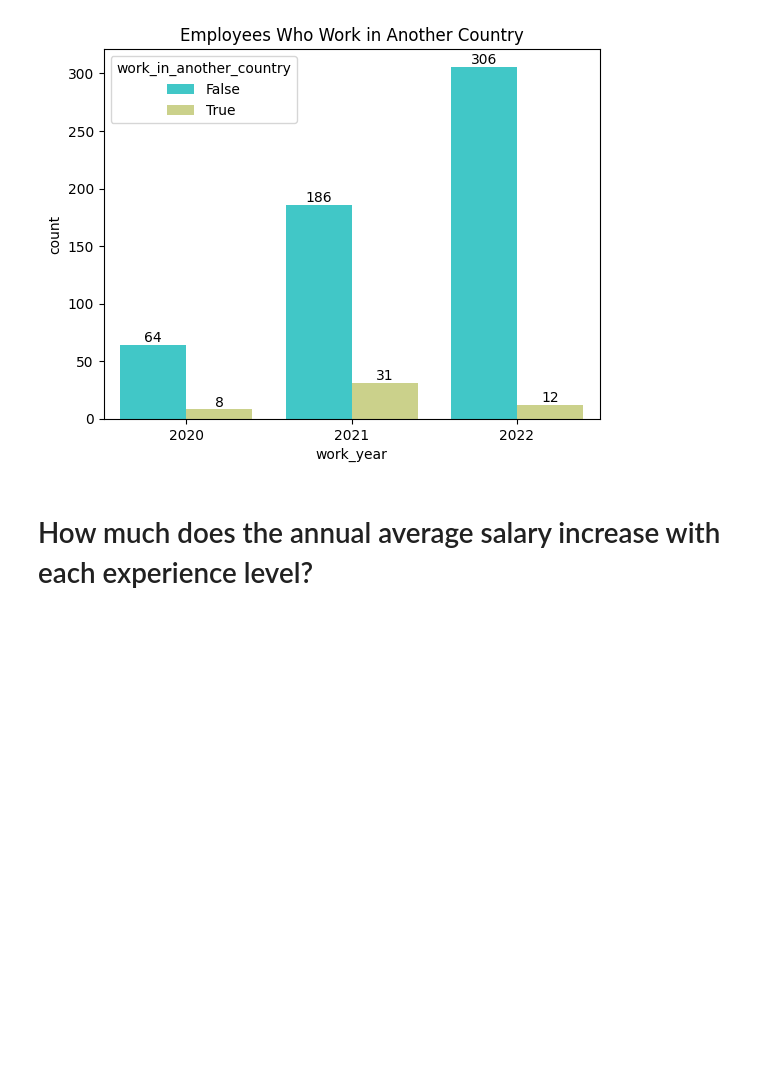
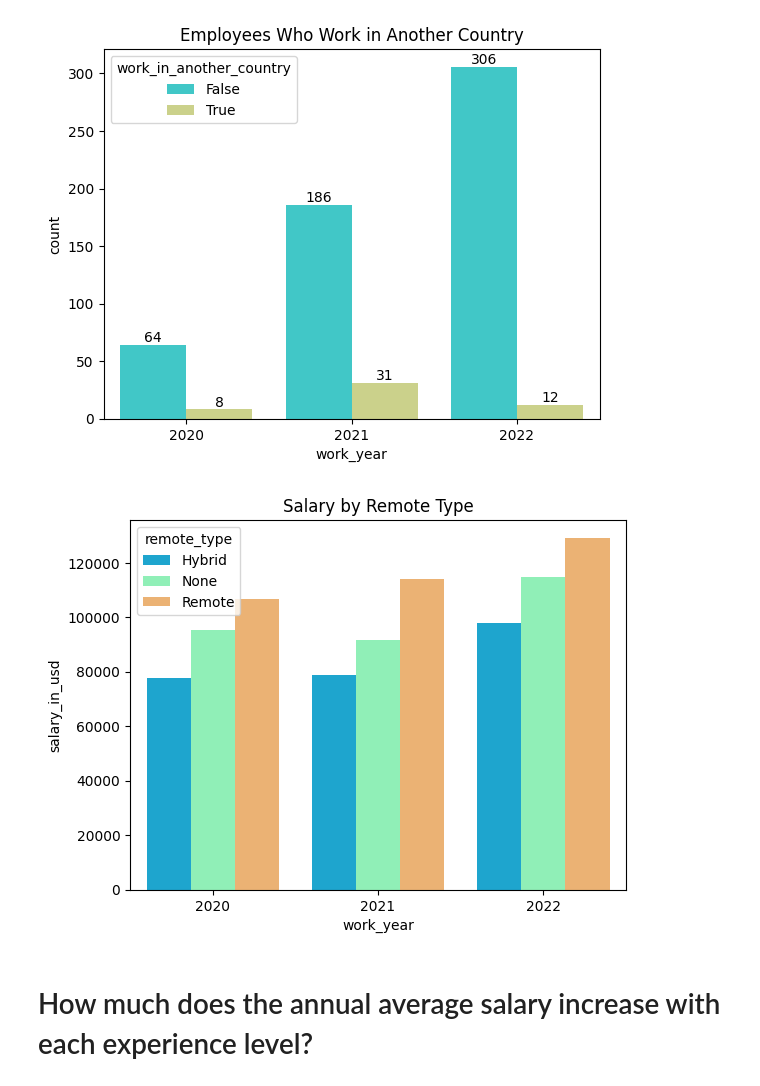
Before and after one commit to jtlantz/dm-proj1, a Jupyter notebook: notebooks/ds_salaries.ipynb, the cells around one changed output. Cells and saved outputs as stored; diff of their text form; code cells hidden in the pictures; blank space fills up the shorter version.

```diff
--- a/notebooks/ds_salaries.ipynb
+++ b/notebooks/ds_salaries.ipynb
@@ -253,6 +253,21 @@ See the caveats in the documentation: https://pandas.pydata.org/pandas-docs/stab
   tmp['work_in_another_country'] = tmp['employee_residence'] != tmp['company_location']
 Text(0.5, 1.0, 'Employees Who Work in Another Country')
 [figure]
+# %%
+tmp = df[['work_year', 'remote_ratio', 'salary_in_usd']]
+remote_type = pd.DataFrame({'remote_ratio': [0, 50, 100], 'remote_type': ['None', 'Hybrid', 'Remote']})
+
+merged = pd.merge(tmp, remote_type, on='remote_ratio', how='left')
+merged.drop('remote_ratio', axis=1, inplace=True)
+
+# group by work year and remote type and get the average salary
+tmp = merged.groupby(['work_year', 'remote_type'])['salary_in_usd'].mean().reset_index()
+ax = sns.barplot(data=tmp, x='work_year', y='salary_in_usd', hue='remote_type', palette='rainbow')
+
+plt.title('Salary by Remote Type')
+plt.show()
+# %% [output]
+[figure, added]
 # %% [markdown]
 # How much does the annual average salary increase with each experience level?
 # %% [markdown]
```
Also changed, not shown: parts of 3 cells of this notebook.
